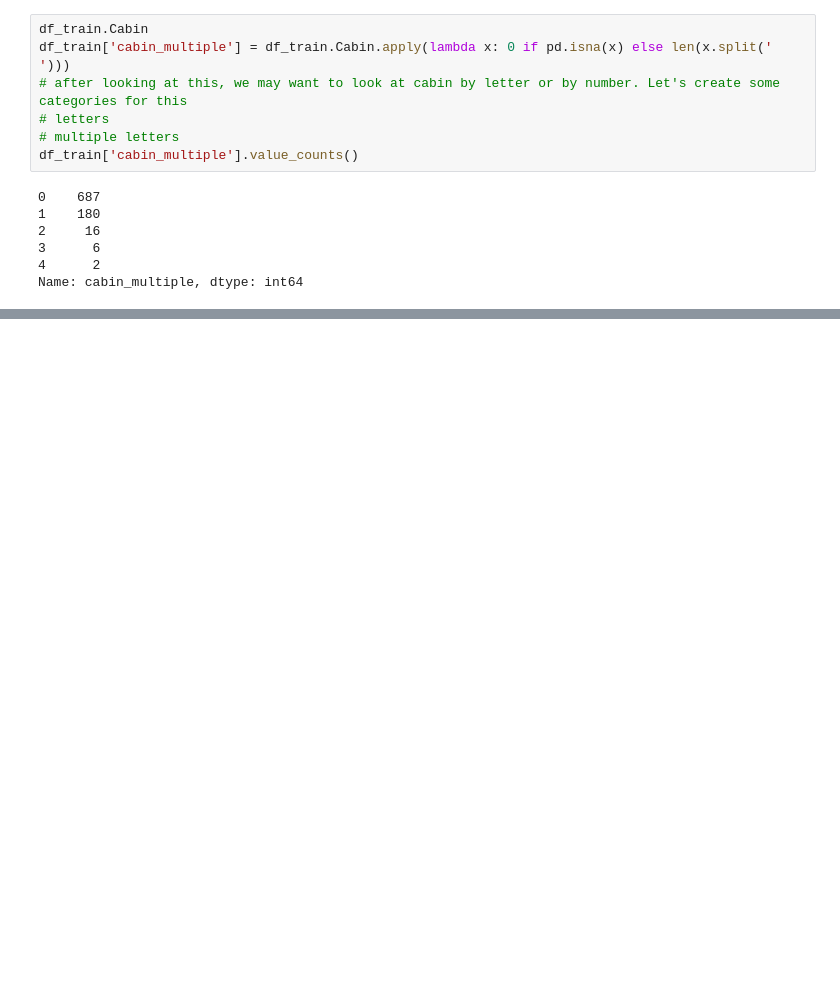
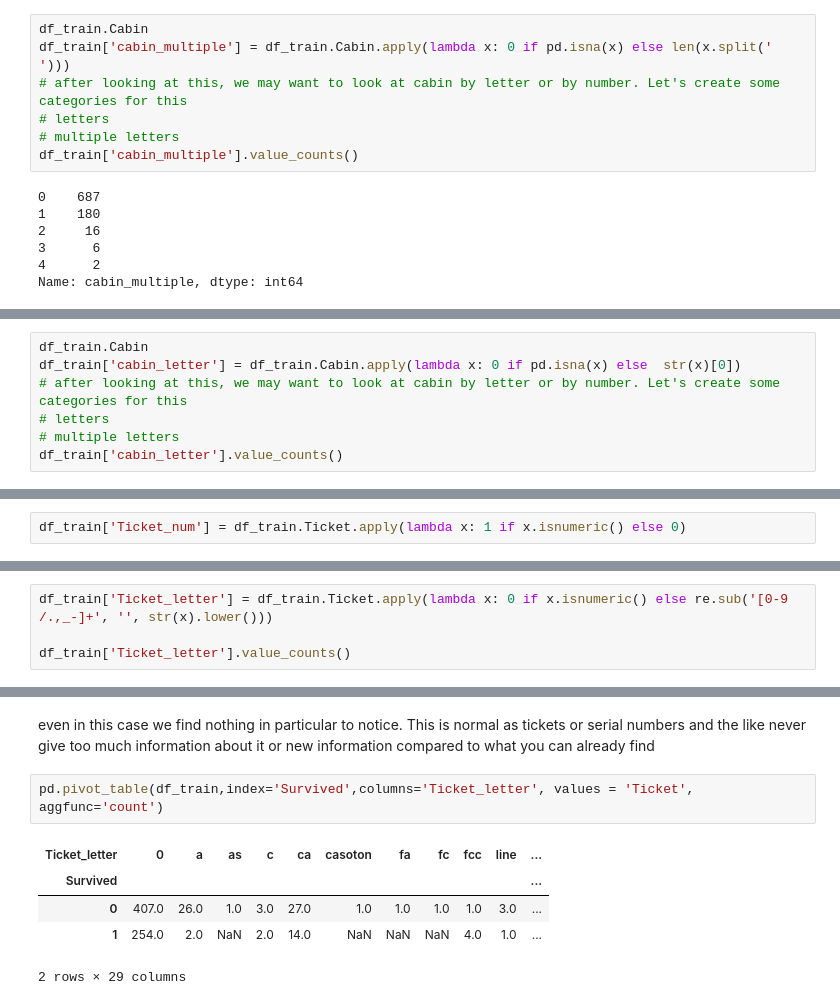
Before and after one commit to giovannipinna96/Titanic, a Jupyter notebook: Titanic_features_engineering.ipynb, the cells around one changed output, grey strips where cells are left out. Drawn from its saved outputs; the diff is of its cells as text; blank space fills up the shorter version.

```diff
--- a/Titanic_features_engineering.ipynb
+++ b/Titanic_features_engineering.ipynb
@@ -26,0 +67,7 @@ Name: cabin_multiple, dtype: int64
+# %%
+df_train.Cabin
+df_train['cabin_letter'] = df_train.Cabin.apply(lambda x: 0 if pd.isna(x) else  str(x)[0])
+# after looking at this, we may want to look at cabin by letter or by number. Let's create some categories for this
+# letters
+# multiple letters
+df_train['cabin_letter'].value_counts()
@@ -26,0 +127,2 @@ Name: cabin_multiple, dtype: int64
+# %%
+df_train['Ticket_num'] = df_train.Ticket.apply(lambda x: 1 if x.isnumeric() else 0)
@@ -26,0 +151,4 @@ Name: cabin_multiple, dtype: int64
+# %%
+df_train['Ticket_letter'] = df_train.Ticket.apply(lambda x: 0 if x.isnumeric() else re.sub('[0-9 /.,_-]+', '', str(x).lower()))
+
+df_train['Ticket_letter'].value_counts()
@@ -26,0 +195,10 @@ Name: cabin_multiple, dtype: int64
+# %% [markdown]
+even in this case we find nothing in particular to notice. This is normal as tickets or serial numbers and the like never give too much information about it or new information compared to what you can already find
+# %%
+pd.pivot_table(df_train,index='Survived',columns='Ticket_letter', values = 'Ticket', aggfunc='count')
+# %% [output]
+| Ticket_letter | 0 | a | as | c | ca | casoton | fa | fc | fcc | line | ... |
+| Survived |  |  |  |  |  |  |  |  |  |  | ... |
+| 0 | 407.0 | 26.0 | 1.0 | 3.0 | 27.0 | 1.0 | 1.0 | 1.0 | 1.0 | 3.0 | ... |
+| 1 | 254.0 | 2.0 | NaN | 2.0 | 14.0 | NaN | NaN | NaN | 4.0 | 1.0 | ... |
+2 rows × 29 columns
```
Also changed, not shown: parts of 34 cells of this notebook.
